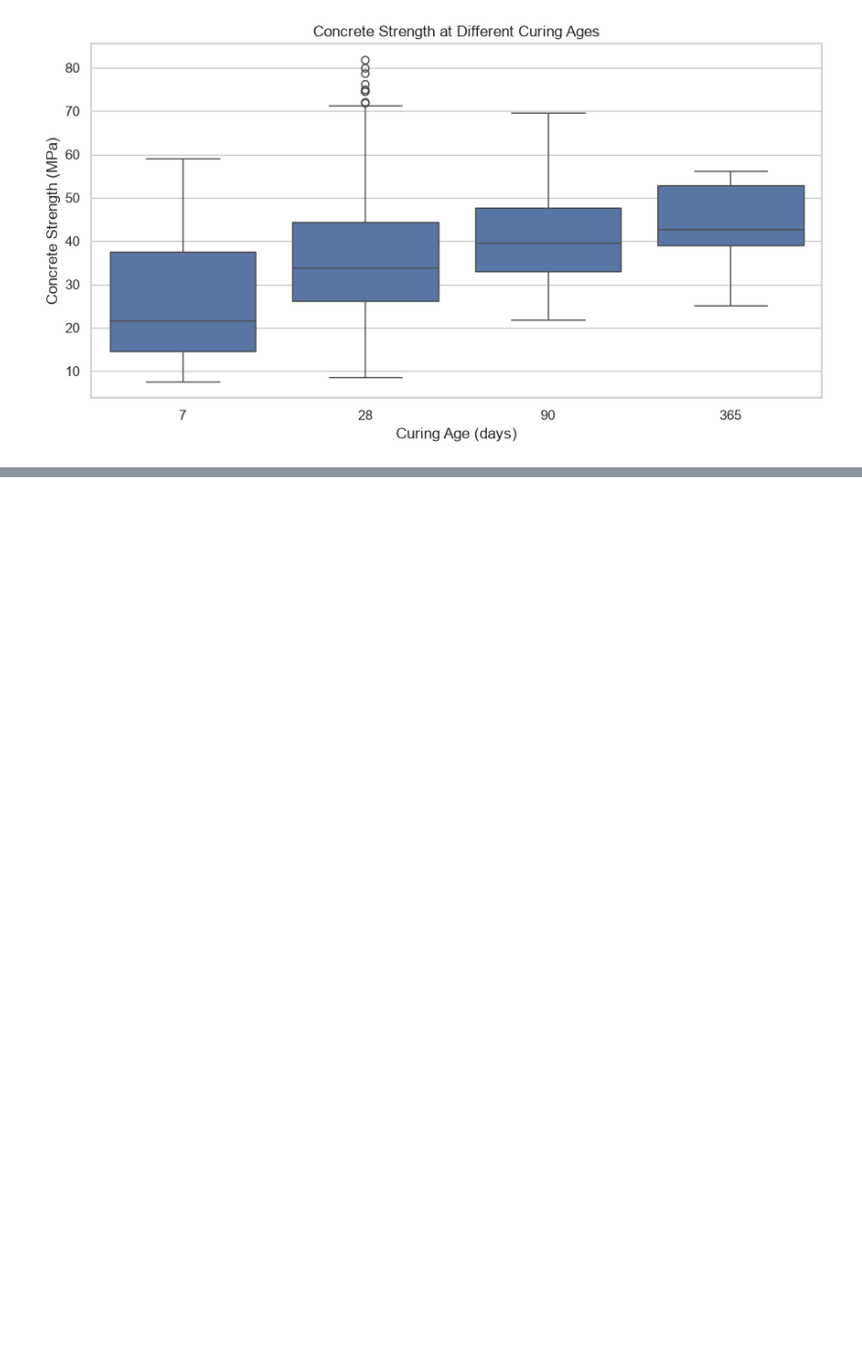
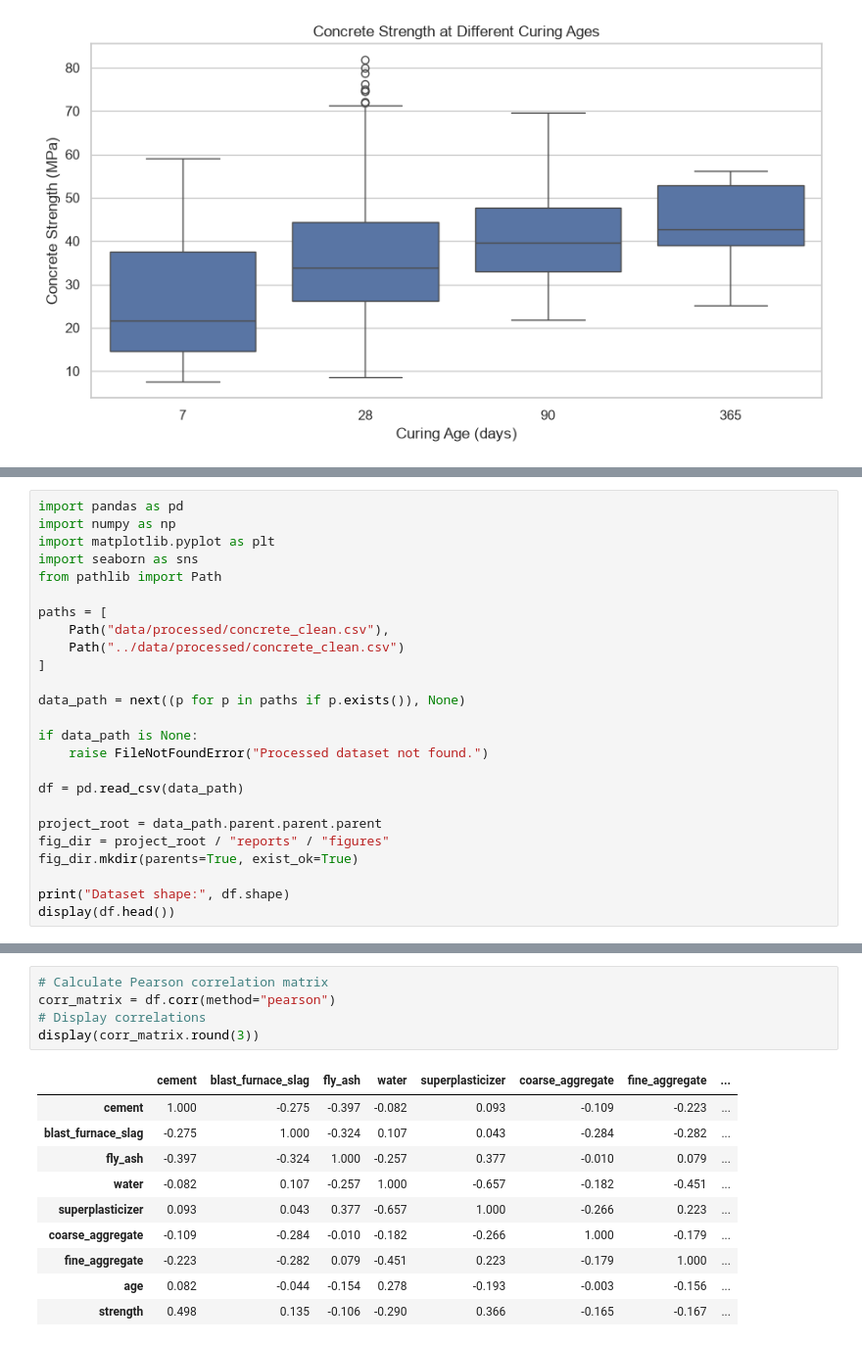
Before and after one commit to SandamiUpeksha/concrete-strength, a Jupyter notebook: notebooks/03_statistical_analysis.ipynb, the cells around one changed output, grey strips where cells are left out. Shown at 98% size. Drawn from its saved outputs; the diff is of its cells as text; blank space fills up the shorter version.

```diff
--- a/notebooks/03_statistical_analysis.ipynb
+++ b/notebooks/03_statistical_analysis.ipynb
@@ -316,0 +429,25 @@ Further statistical analysis is required to understand the relationship between
+# %%
+import pandas as pd
+import numpy as np
+import matplotlib.pyplot as plt
+import seaborn as sns
+from pathlib import Path
+
+paths = [
+    Path("data/processed/concrete_clean.csv"),
+    Path("../data/processed/concrete_clean.csv")
+]
+
+data_path = next((p for p in paths if p.exists()), None)
+
+if data_path is None:
+    raise FileNotFoundError("Processed dataset not found.")
+
+df = pd.read_csv(data_path)
+
+project_root = data_path.parent.parent.parent
+fig_dir = project_root / "reports" / "figures"
+fig_dir.mkdir(parents=True, exist_ok=True)
+
+print("Dataset shape:", df.shape)
+display(df.head())
@@ -316,0 +462,16 @@ Further statistical analysis is required to understand the relationship between
+# %%
+# Calculate Pearson correlation matrix
+corr_matrix = df.corr(method="pearson")
+# Display correlations
+display(corr_matrix.round(3))
+# %% [output]
+|  | cement | blast_furnace_slag | fly_ash | water | superplasticizer | coarse_aggregate | fine_aggregate | ... |
+| cement | 1.000 | -0.275 | -0.397 | -0.082 | 0.093 | -0.109 | -0.223 | ... |
+| blast_furnace_slag | -0.275 | 1.000 | -0.324 | 0.107 | 0.043 | -0.284 | -0.282 | ... |
+| fly_ash | -0.397 | -0.324 | 1.000 | -0.257 | 0.377 | -0.010 | 0.079 | ... |
+| water | -0.082 | 0.107 | -0.257 | 1.000 | -0.657 | -0.182 | -0.451 | ... |
+| superplasticizer | 0.093 | 0.043 | 0.377 | -0.657 | 1.000 | -0.266 | 0.223 | ... |
+| coarse_aggregate | -0.109 | -0.284 | -0.010 | -0.182 | -0.266 | 1.000 | -0.179 | ... |
+| fine_aggregate | -0.223 | -0.282 | 0.079 | -0.451 | 0.223 | -0.179 | 1.000 | ... |
+| age | 0.082 | -0.044 | -0.154 | 0.278 | -0.193 | -0.003 | -0.156 | ... |
+| strength | 0.498 | 0.135 | -0.106 | -0.290 | 0.366 | -0.165 | -0.167 | ... |
```
Also changed, not shown: parts of 12 cells of this notebook, 3 other files.
